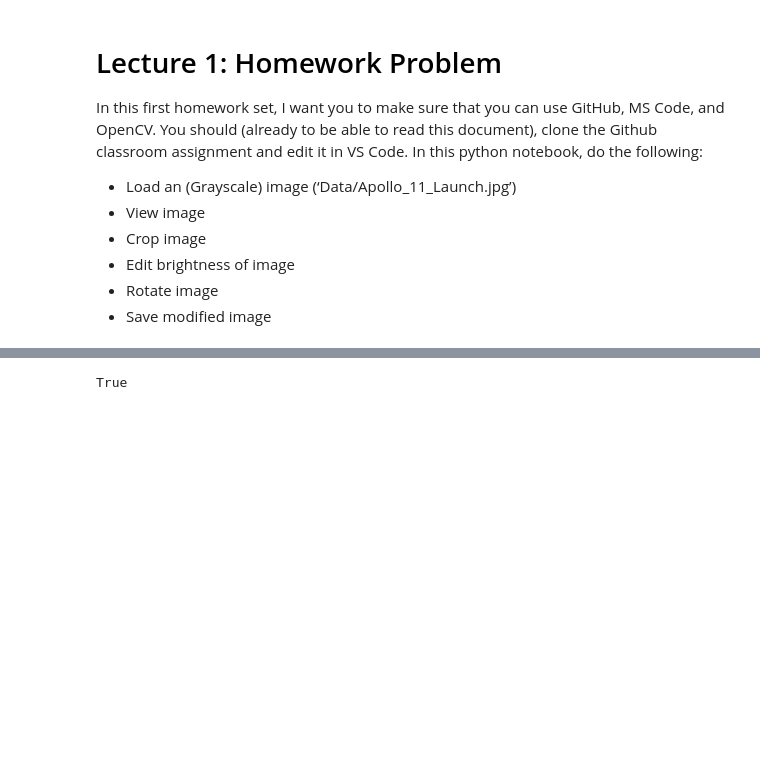
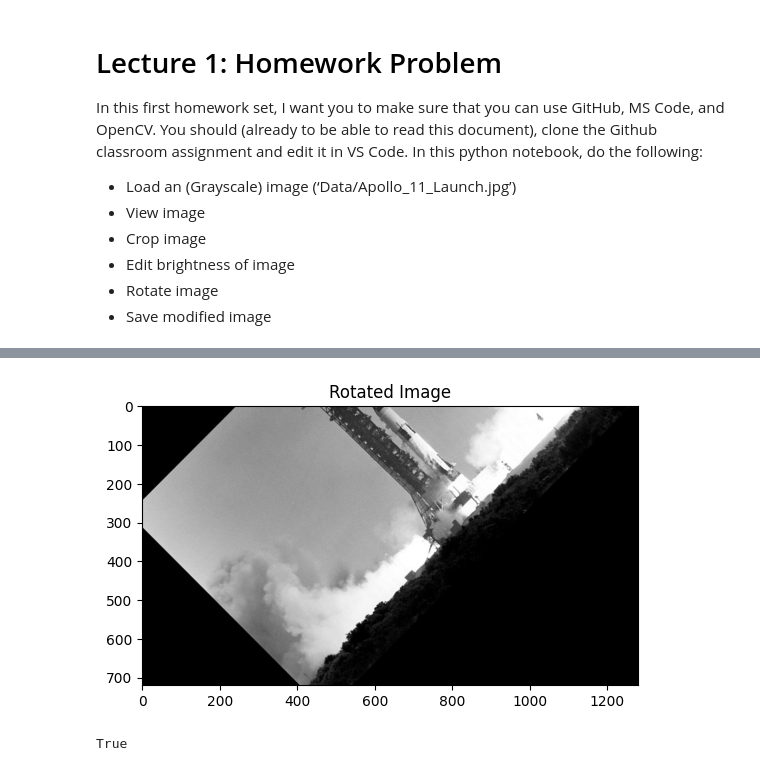
Before and after one commit to SSOE-ECE1390/verifying-setup-IyanekiB, a Jupyter notebook: Homework_0.ipynb, the cells around one changed output, grey strips where cells are left out. Saved outputs shown, nothing was run; the diff lists cells and outputs as text; code cells hidden in the pictures; blank space fills up the shorter version.

```diff
--- a/Homework_0.ipynb
+++ b/Homework_0.ipynb
@@ -40,14 +51,17 @@ cv2.destroyAllWindows()
 # %%
 # Rotate the image
 (h, w) = image.shape[:2]    # Get the dimensions
 center = (w//4, h //4)      # Define the center of rotation
 angle = 45                  # Angle of rotation
 scale = 1.0                 # Scale factor
 rotated_image = cv2.getRotationMatrix2D(center, angle, scale)  # Get the rotation matrix
 rotated_image = cv2.warpAffine(image, rotated_image, (w, h))   # Perform the rotation
+plt.imshow(rotated_image); plt.title("Rotated Image")
 cv2.imshow("Rotated Image", rotated_image)
 cv2.waitKey(0)
 cv2.destroyAllWindows()
+# %% [output]
+[figure, added]
 # %%
 # Save the modified image(s)
 cv2.imwrite("Data/Apollo_11_Launch_Cropped.jpg", cropped_image)
```
Also changed, not shown: parts of 5 cells of this notebook, 3 other files.
